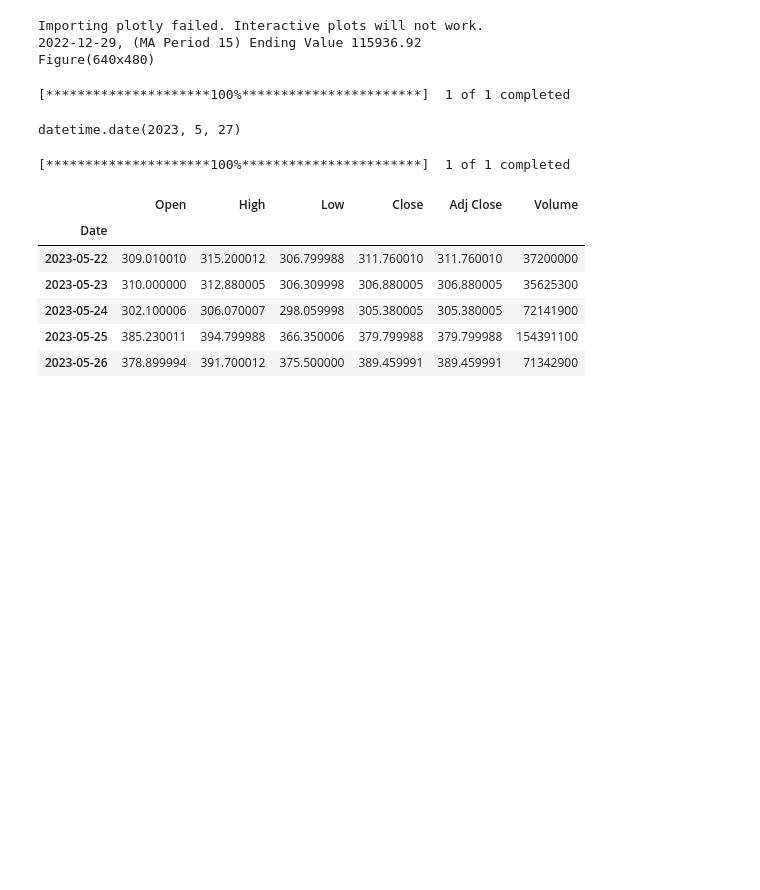
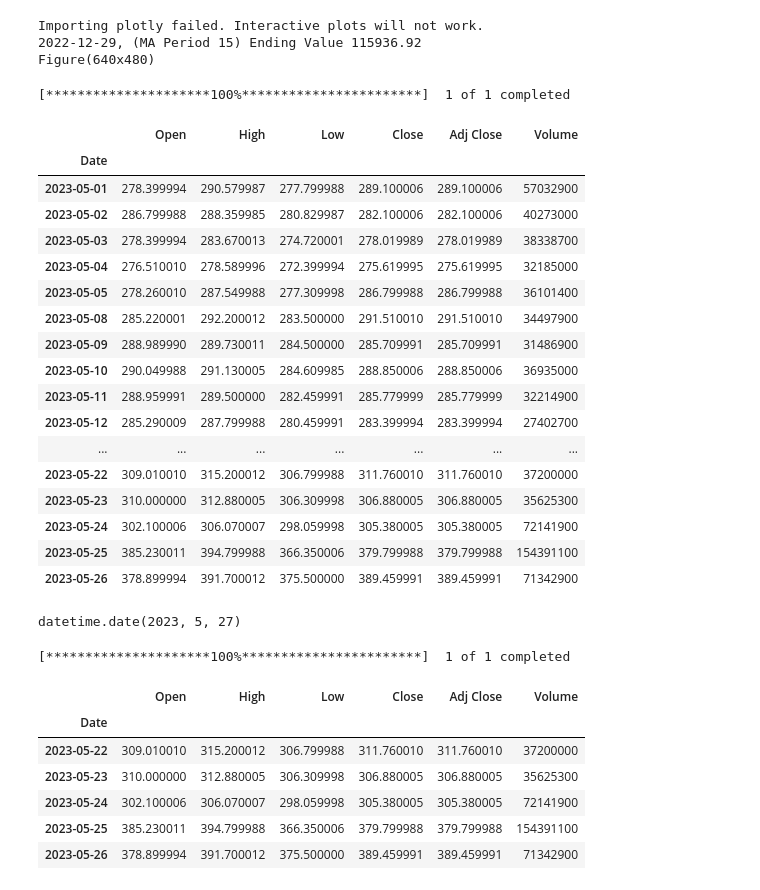
Before and after one commit to Lezcool/QT, a Jupyter notebook: code/debug.ipynb, the cells around one changed output. Saved outputs shown, nothing was run; the diff lists cells and outputs as text; code cells hidden in the pictures; blank space fills up the shorter version.

```diff
--- a/code/debug.ipynb
+++ b/code/debug.ipynb
@@ -9,11 +9,29 @@ Importing plotly failed. Interactive plots will not work.
 Figure(640x480)
 # %%
 import yfinance as yf
-df = yf.download('NVDA', start='2017-01-01', end='2023-01-01')
+df = yf.download('NVDA', start='2023-05-01', end='2023-05-30')
 # save df to csv without index
-df.to_csv('NVDA.csv')
+df
 # %% [output]
 [*********************100%***********************]  1 of 1 completed
+|  | Open | High | Low | Close | Adj Close | Volume |
+| Date |  |  |  |  |  |  |
+| 2023-05-01 | 278.399994 | 290.579987 | 277.799988 | 289.100006 | 289.100006 | 57032900 |
+| 2023-05-02 | 286.799988 | 288.359985 | 280.829987 | 282.100006 | 282.100006 | 40273000 |
+| 2023-05-03 | 278.399994 | 283.670013 | 274.720001 | 278.019989 | 278.019989 | 38338700 |
+| 2023-05-04 | 276.510010 | 278.589996 | 272.399994 | 275.619995 | 275.619995 | 32185000 |
+| 2023-05-05 | 278.260010 | 287.549988 | 277.309998 | 286.799988 | 286.799988 | 36101400 |
+| 2023-05-08 | 285.220001 | 292.200012 | 283.500000 | 291.510010 | 291.510010 | 34497900 |
+| 2023-05-09 | 288.989990 | 289.730011 | 284.500000 | 285.709991 | 285.709991 | 31486900 |
+| 2023-05-10 | 290.049988 | 291.130005 | 284.609985 | 288.850006 | 288.850006 | 36935000 |
+| 2023-05-11 | 288.959991 | 289.500000 | 282.459991 | 285.779999 | 285.779999 | 32214900 |
+| 2023-05-12 | 285.290009 | 287.799988 | 280.459991 | 283.399994 | 283.399994 | 27402700 |
+| ... | ... | ... | ... | ... | ... | ... |
+| 2023-05-22 | 309.010010 | 315.200012 | 306.799988 | 311.760010 | 311.760010 | 37200000 |
+| 2023-05-23 | 310.000000 | 312.880005 | 306.309998 | 306.880005 | 306.880005 | 35625300 |
+| 2023-05-24 | 302.100006 | 306.070007 | 298.059998 | 305.380005 | 305.380005 | 72141900 |
+| 2023-05-25 | 385.230011 | 394.799988 | 366.350006 | 379.799988 | 379.799988 | 154391100 |
+| 2023-05-26 | 378.899994 | 391.700012 | 375.500000 | 389.459991 | 389.459991 | 71342900 |
 # %%
 # get today date
 import datetime
```
Also changed, not shown: parts of 18 cells of this notebook, 3 other files.
